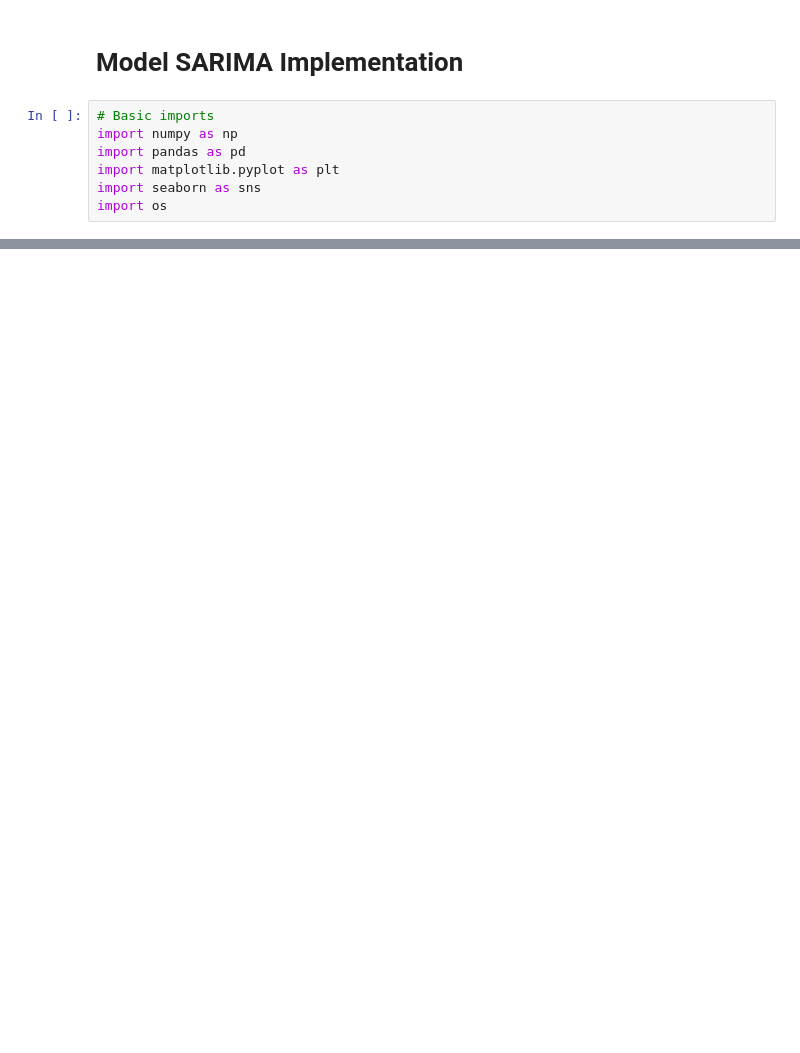
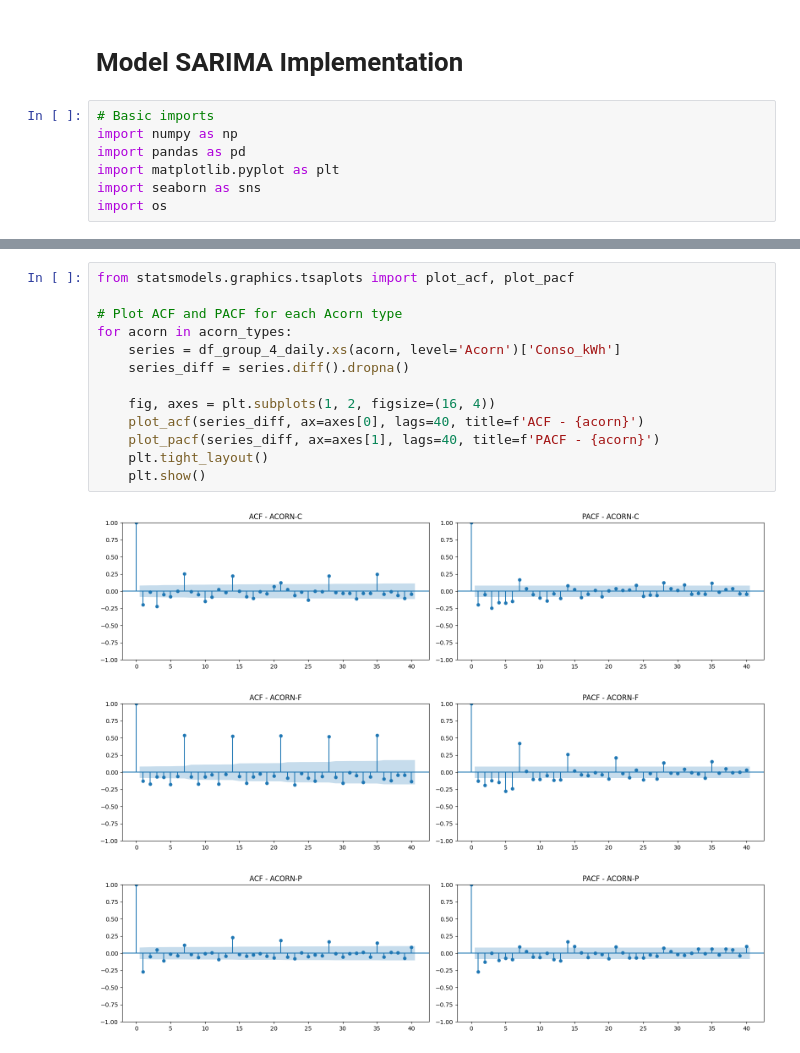
Before and after one commit to thiagonarcizo/Forecast-of-Electricity-Consumption, a Jupyter notebook: notebooks_gustavo/01_model_longterme.ipynb, the cells around one changed output, grey strips where cells are left out. Cells and saved outputs as stored; diff of their text form; blank space fills up the shorter version.

```diff
--- a/notebooks_gustavo/01_model_longterme.ipynb
+++ b/notebooks_gustavo/01_model_longterme.ipynb
@@ -89,0 +80,17 @@ KeyboardInterrupt:
+# %%
+from statsmodels.graphics.tsaplots import plot_acf, plot_pacf
+
+# Plot ACF and PACF for each Acorn type
+for acorn in acorn_types:
+    series = df_group_4_daily.xs(acorn, level='Acorn')['Conso_kWh']
+    series_diff = series.diff().dropna()
+
+    fig, axes = plt.subplots(1, 2, figsize=(16, 4))
+    plot_acf(series_diff, ax=axes[0], lags=40, title=f'ACF - {acorn}')
+    plot_pacf(series_diff, ax=axes[1], lags=40, title=f'PACF - {acorn}')
+    plt.tight_layout()
+    plt.show()
+# %% [output]
+[figure, added]
+[figure, added]
+[figure, added]
```
Also changed, not shown: parts of 12 cells of this notebook.
